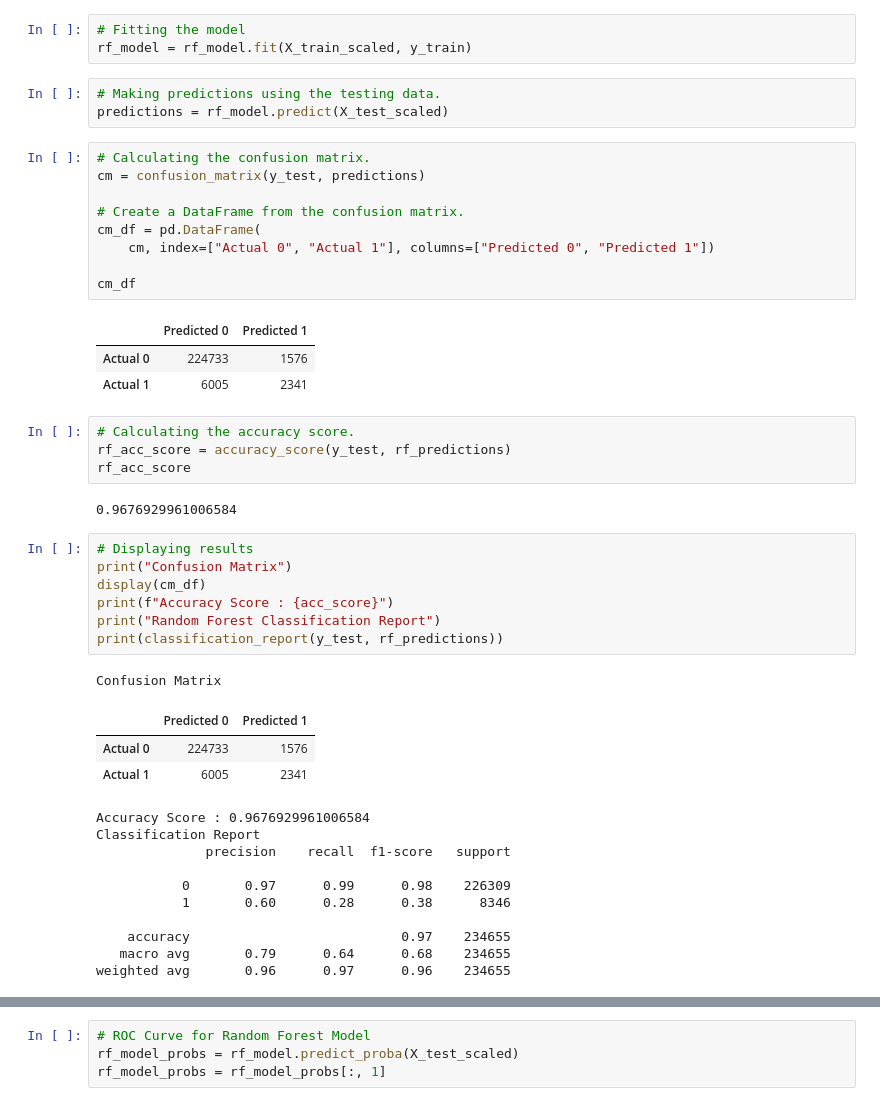
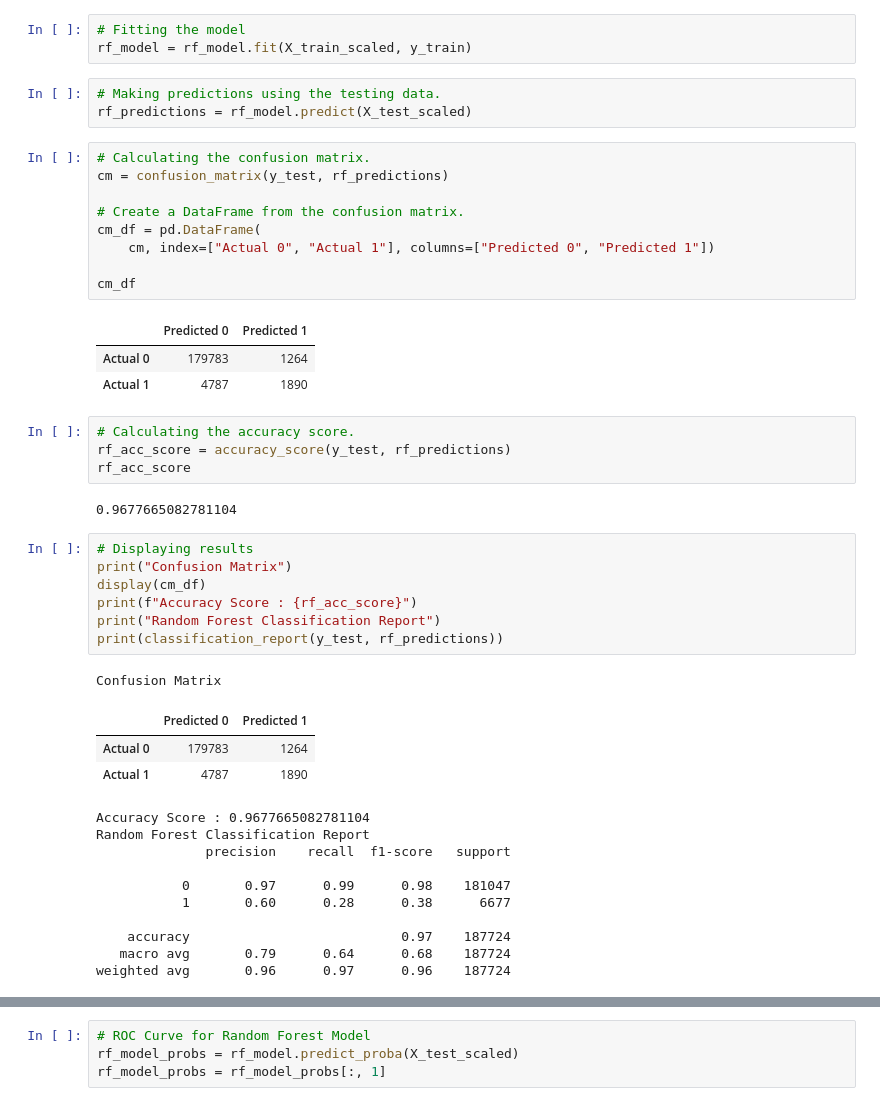
Before and after one commit to hariniv22/Covid_19_Data_Analysis, a Jupyter notebook: End-to-End_code.ipynb, the cells around one changed output, grey strips where cells are left out. Drawn from its saved outputs; the diff is of its cells as text.

```diff
--- a/End-to-End_code.ipynb
+++ b/End-to-End_code.ipynb
@@ -555,48 +557,48 @@ rf_model = RandomForestClassifier(n_estimators=128, random_state=78)
 rf_model = rf_model.fit(X_train_scaled, y_train)
 # %%
 # Making predictions using the testing data.
-predictions = rf_model.predict(X_test_scaled)
+rf_predictions = rf_model.predict(X_test_scaled)
 # %%
 # Calculating the confusion matrix.
-cm = confusion_matrix(y_test, predictions)
+cm = confusion_matrix(y_test, rf_predictions)
 
 # Create a DataFrame from the confusion matrix.
 cm_df = pd.DataFrame(
     cm, index=["Actual 0", "Actual 1"], columns=["Predicted 0", "Predicted 1"])
 
 cm_df
 # %% [output]
 |  | Predicted 0 | Predicted 1 |
-| Actual 0 | 224733 | 1576 |
-| Actual 1 | 6005 | 2341 |
+| Actual 0 | 179783 | 1264 |
+| Actual 1 | 4787 | 1890 |
 # %%
 # Calculating the accuracy score.
 rf_acc_score = accuracy_score(y_test, rf_predictions)
 rf_acc_score
 # %% [output]
-0.9676929961006584
+0.9677665082781104
 # %%
 # Displaying results
 print("Confusion Matrix")
 display(cm_df)
-print(f"Accuracy Score : {acc_score}")
+print(f"Accuracy Score : {rf_acc_score}")
 print("Random Forest Classification Report")
 print(classification_report(y_test, rf_predictions))
 # %% [output]
 Confusion Matrix
 |  | Predicted 0 | Predicted 1 |
-| Actual 0 | 224733 | 1576 |
-| Actual 1 | 6005 | 2341 |
+| Actual 0 | 179783 | 1264 |
+| Actual 1 | 4787 | 1890 |
-Accuracy Score : 0.9676929961006584
-Classification Report
+Accuracy Score : 0.9677665082781104
+Random Forest Classification Report
               precision    recall  f1-score   support
 
-           0       0.97      0.99      0.98    226309
-           1       0.60      0.28      0.38      8346
+           0       0.97      0.99      0.98    181047
+           1       0.60      0.28      0.38      6677
 
-    accuracy                           0.97    234655
-   macro avg       0.79      0.64      0.68    234655
-weighted avg       0.96      0.97      0.96    234655
+    accuracy                           0.97    187724
+   macro avg       0.79      0.64      0.68    187724
+weighted avg       0.96      0.97      0.96    187724
 # %%
 # random forest classification report
 rf_report = classification_report(y_test, rf_predictions)
```
Also changed, not shown: parts of 28 cells of this notebook, 3 other files.
